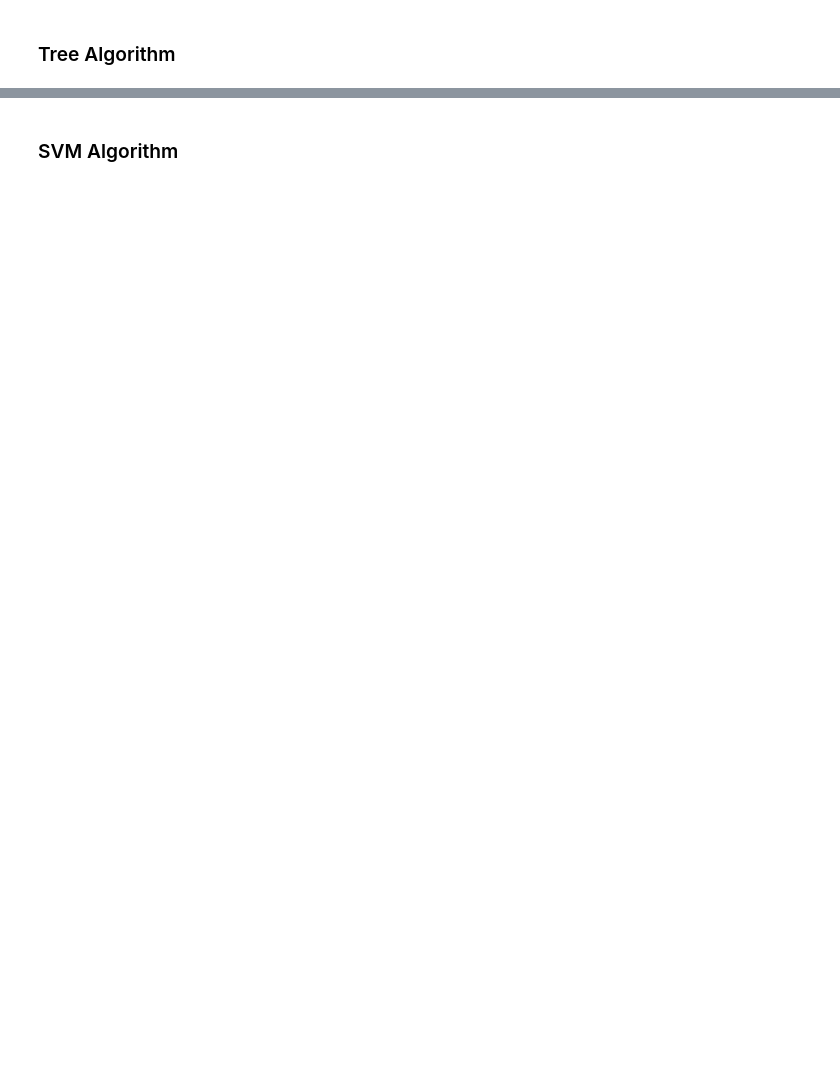
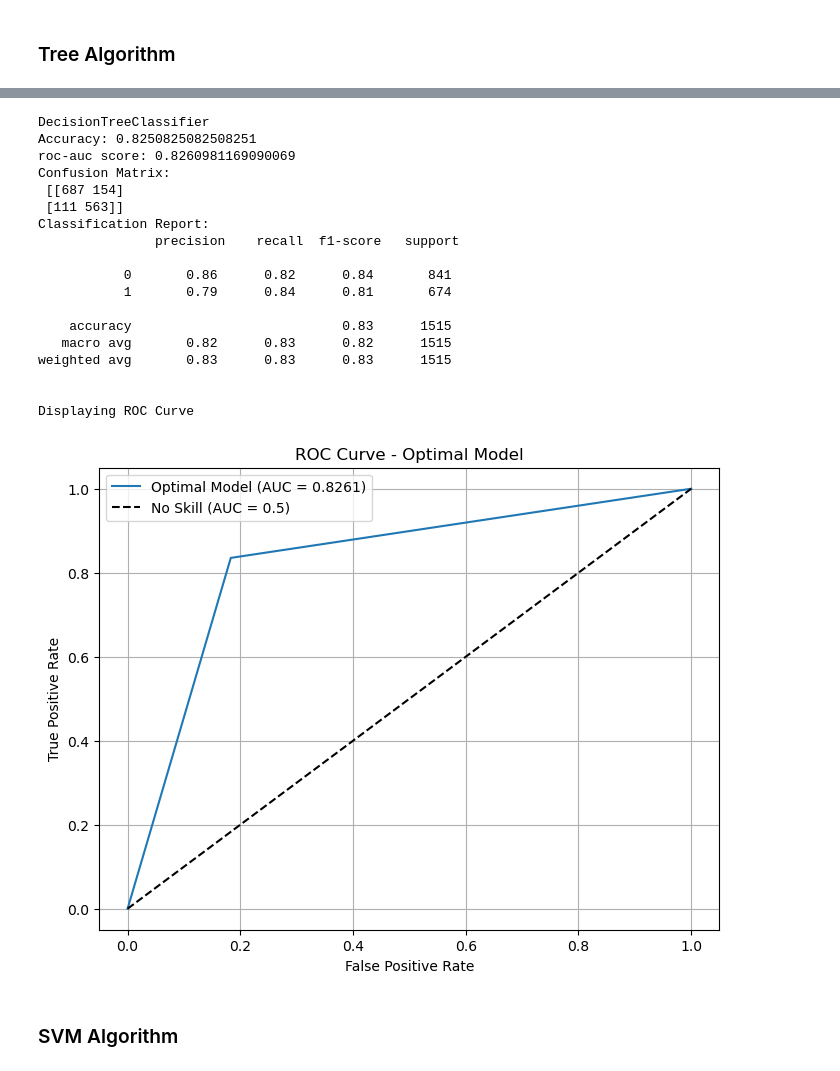
Before and after one commit to WANG-Lucas-sokko/ML_CCC, a Jupyter notebook: ML_CCC_project.ipynb, the cells around one changed output, grey strips where cells are left out. Cells and saved outputs as stored; diff of their text form; code cells hidden in the pictures; blank space fills up the shorter version.

```diff
--- a/ML_CCC_project.ipynb
+++ b/ML_CCC_project.ipynb
@@ -706,10 +742,31 @@ grid_searchTree.fit(X_train, y_train)
 # %%
-# Results from the GridSearch
-y_pred_grid, y_proba_grid = grid_results(grid_searchTree)
+# Results
+pipeline_tree.fit(X_train, y_train)
+y_pred, y_proba = pipeline_tree.predict(X_test), pipeline_tree.predict_proba(X_test)[:,-1]
 
-print("\nOptimal Model Metrics (from Grid Search)")
-show_metrics(y_test, y_pred_grid, y_proba_grid)
+print("\nDecisionTreeClassifier")
+show_metrics(y_test, y_pred, y_proba)
+display_roc_curve(y_test, y_proba)
 
-display_roc_curve(y_test, y_proba_grid)
-accuracy_list.append(accuracy_score(y_test, y_pred_grid))
-accuracy_list2.append(accuracy_score(y_test, y_pred_grid))
+name_list.append("DecisionTreeClassifier")
+accuracy_list.append(accuracy_score(y_test, y_pred))
+# %% [output]
+DecisionTreeClassifier
+Accuracy: 0.8250825082508251
+roc-auc score: 0.8260981169090069
+Confusion Matrix:
+ [[687 154]
+ [111 563]]
+Classification Report:
+               precision    recall  f1-score   support
+
+           0       0.86      0.82      0.84       841
+           1       0.79      0.84      0.81       674
+
+    accuracy                           0.83      1515
+   macro avg       0.82      0.83      0.82      1515
+weighted avg       0.83      0.83      0.83      1515
+
+
+Displaying ROC Curve
+[figure, added]
```
Also changed, not shown: parts of 33 cells of this notebook.
